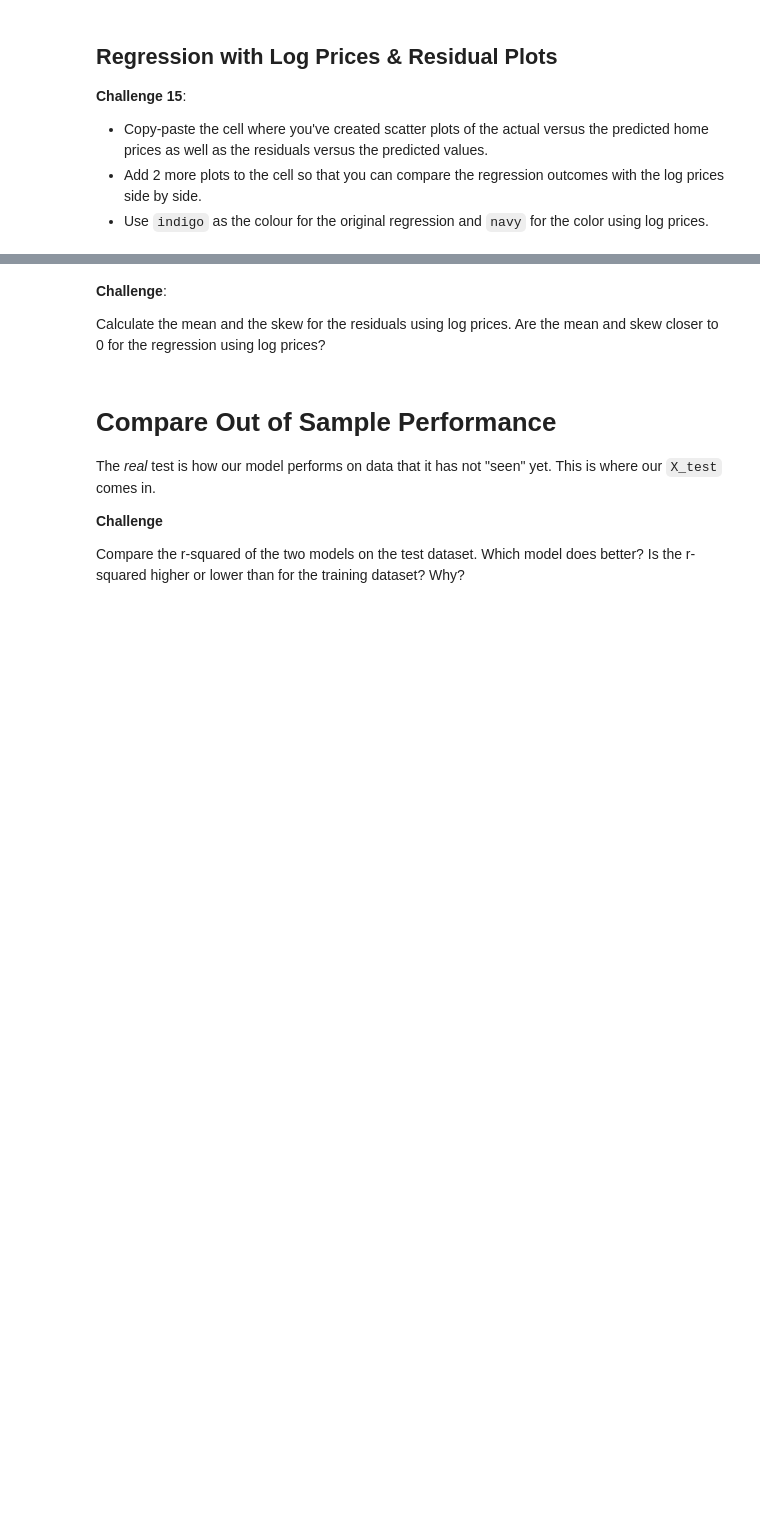
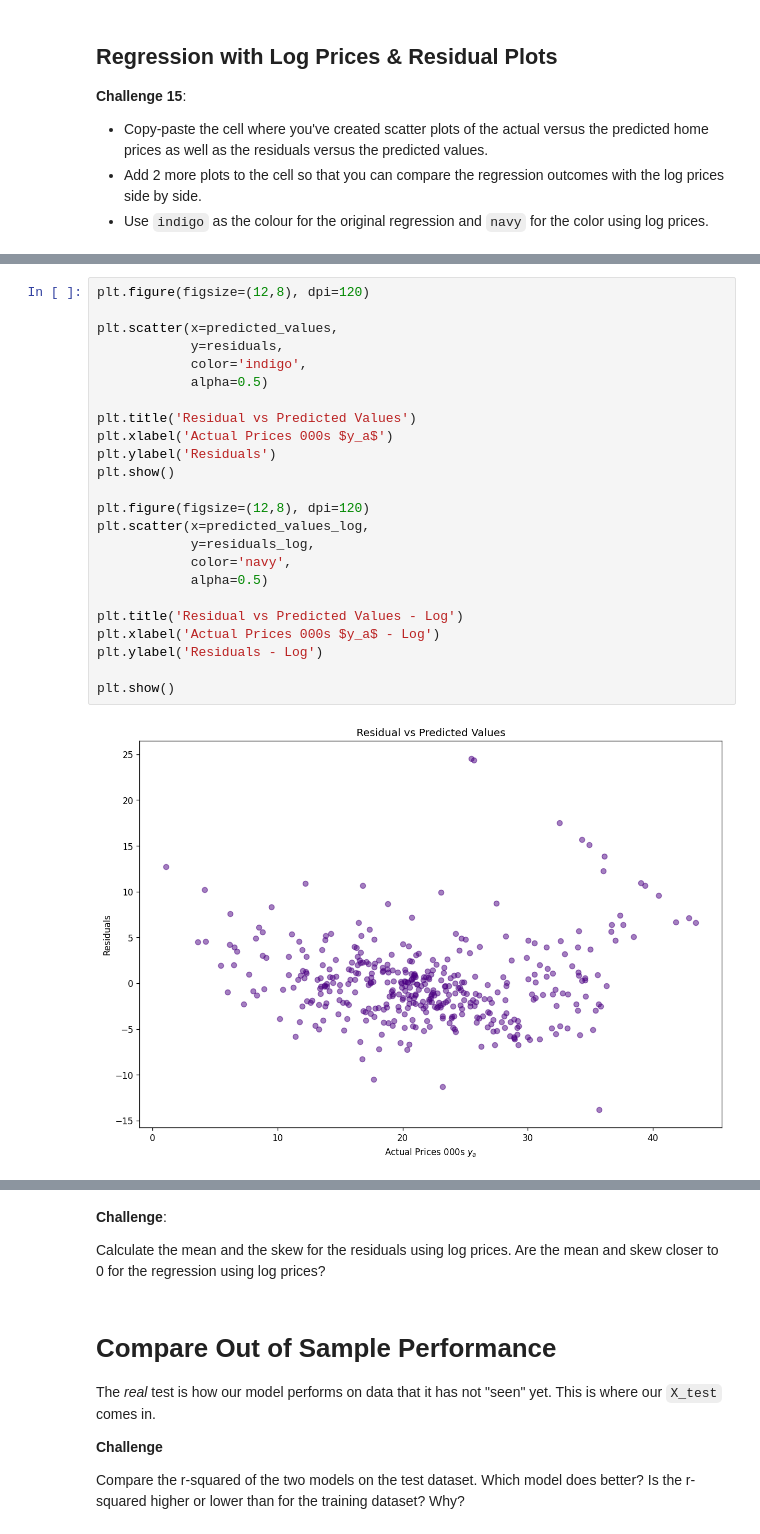
Before and after one commit to ahpmatias/capstone-boston-house-prices, a Jupyter notebook: Multivariable_Regression_and_Valuation_Model_(start).ipynb, the cells around one changed output, grey strips where cells are left out. Cells and saved outputs as stored; diff of their text form; blank space fills up the shorter version.

```diff
--- a/Multivariable_Regression_and_Valuation_Model_(start).ipynb
+++ b/Multivariable_Regression_and_Valuation_Model_(start).ipynb
@@ -656,0 +696,26 @@ features_coef_with_log
+# %%
+plt.figure(figsize=(12,8), dpi=120)
+
+plt.scatter(x=predicted_values,
+            y=residuals,
+            color='indigo',
+            alpha=0.5)
+
+plt.title('Residual vs Predicted Values')
+plt.xlabel('Actual Prices 000s $y_a$')
+plt.ylabel('Residuals')
+plt.show()
+
+plt.figure(figsize=(12,8), dpi=120)
+plt.scatter(x=predicted_values_log,
+            y=residuals_log,
+            color='navy',
+            alpha=0.5)
+
+plt.title('Residual vs Predicted Values - Log')
+plt.xlabel('Actual Prices 000s $y_a$ - Log')
+plt.ylabel('Residuals - Log')
+
+plt.show()
+# %% [output]
+[figure, added]
```
Also changed, not shown: parts of 3 cells of this notebook.
